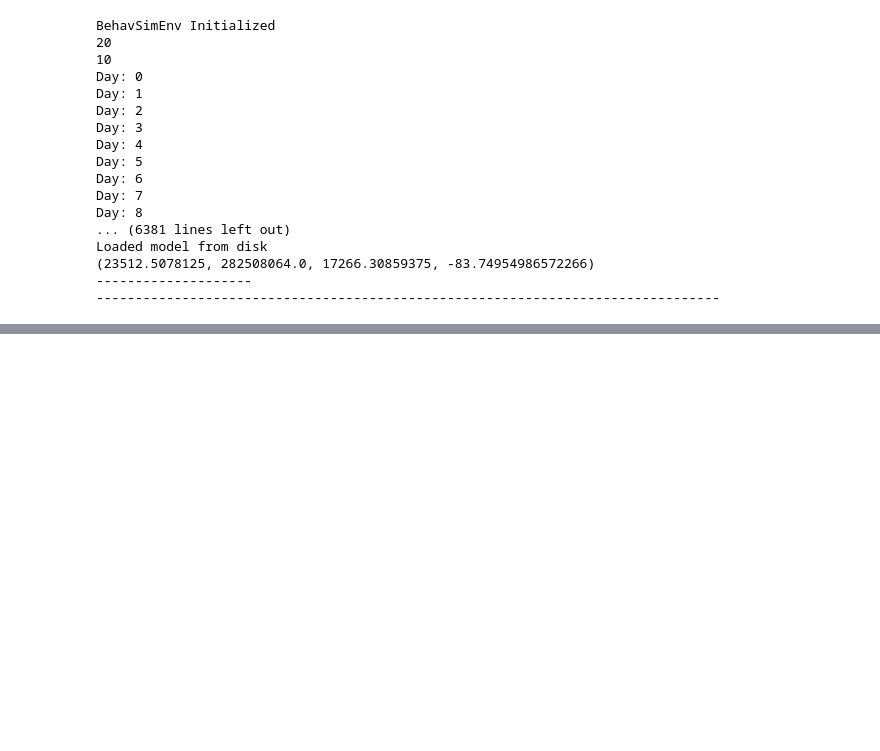
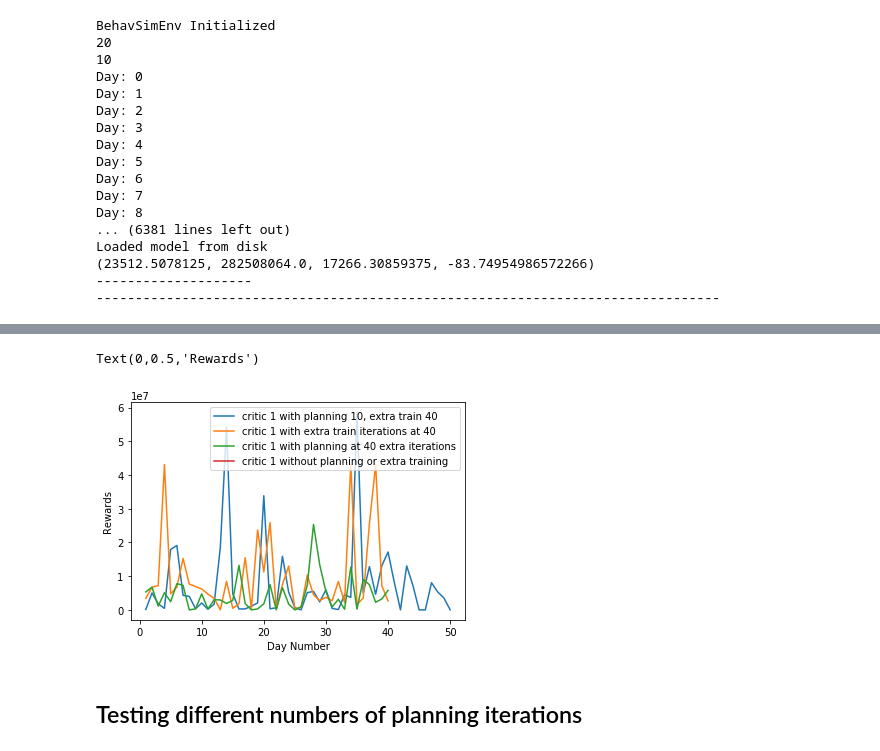
Before and after one commit to JPalakapilly/baselines, a Jupyter notebook: baselines/akash_baselines/SACV2_running_and_plotting.ipynb, the cells around one changed output, grey strips where cells are left out. Drawn from its saved outputs; the diff is of its cells as text; code cells hidden in the pictures; blank space fills up the shorter version.

```diff
--- a/baselines/akash_baselines/SACV2_running_and_plotting.ipynb
+++ b/baselines/akash_baselines/SACV2_running_and_plotting.ipynb
@@ -618,0 +566,14 @@ rewards_wo, critic_1_losses_wo, critic_2_losses_wo, policy_losses_wo, alpha_loss
+# %%
+plt.figure()
+plt.plot(critic_1_losses_both, label = 'critic 1 with planning 10, extra train 40')
+plt.plot(critic_1_losses_extra_train, label = "critic 1 with extra train iterations at 40")
+plt.plot(critic_1_losses_plan, label = "critic 1 with planning at 40 extra iterations")
+plt.plot(critic_1_losses_wo, label = "critic 1 without planning or extra training")
+plt.legend()
+plt.xlabel("Day Number")
+plt.ylabel("Rewards")
+# %% [output]
+Text(0,0.5,'Rewards')
+[figure, added]
+# %% [markdown]
+## Testing different numbers of planning iterations
```
Also changed, not shown: parts of 24 cells of this notebook, 3 other files.
